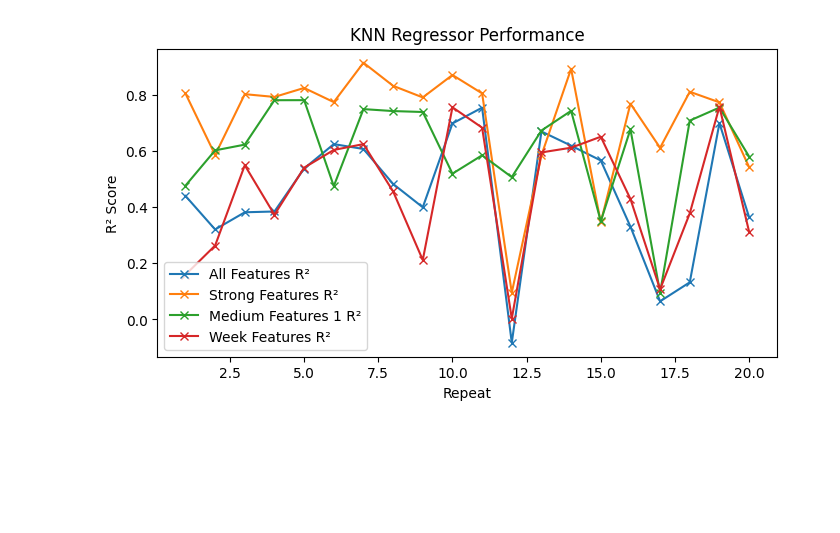
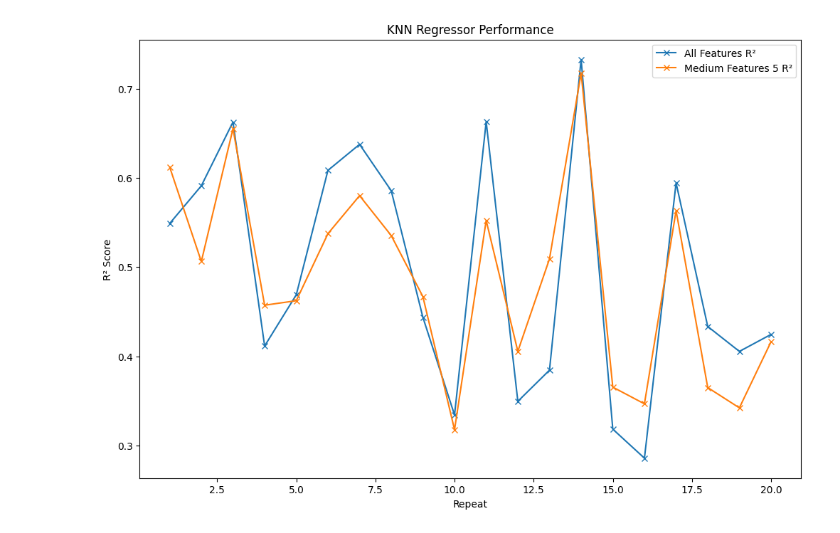
Before and after one commit to mehrnazeraeisi/Diabetes, a Jupyter notebook: Comparison_Chart_Diabetes_KnnRegression_Modification.ipynb, the cells around one changed output. Saved outputs shown, nothing was run; the diff lists cells and outputs as text; code cells hidden in the pictures; blank space fills up the shorter version.

```diff
--- a/Comparison_Chart_Diabetes_KnnRegression_Modification.ipynb
+++ b/Comparison_Chart_Diabetes_KnnRegression_Modification.ipynb
@@ -65,16 +50,13 @@ print(data_scores)  # Categorize features by R² score
 # %%
 # Categorizing features by R² score into multiple levels
 strong_features = data_scores[data_scores['R2_Score'] > 0.8]['Feature'].tolist()
-medium_features_1 = data_scores[(data_scores['R2_Score'] > 0.7) & (data_scores['R2_Score'] <= 0.8)]['Feature'].tolist()
-medium_features_2 = data_scores[(data_scores['R2_Score'] > 0.6) & (data_scores['R2_Score'] <= 0.7)]['Feature'].tolist()
-medium_features_3 = data_scores[(data_scores['R2_Score'] > 0.5) & (data_scores['R2_Score'] <= 0.6)]['Feature'].tolist()
-medium_features_4 = data_scores[(data_scores['R2_Score'] > 0.4) & (data_scores['R2_Score'] <= 0.5)]['Feature'].tolist()
-medium_features_5 = data_scores[(data_scores['R2_Score'] > 0.3) & (data_scores['R2_Score'] <= 0.4)]['Feature'].tolist()
-medium_features_6 = data_scores[(data_scores['R2_Score'] > 0.2) & (data_scores['R2_Score'] <= 0.3)]['Feature'].tolist()
+medium_features_1 = data_scores[(data_scores['R2_Score'] > 0.7)]['Feature'].tolist()
+medium_features_2 = data_scores[(data_scores['R2_Score'] > 0.6)]['Feature'].tolist()
+medium_features_3 = data_scores[(data_scores['R2_Score'] > 0.5)]['Feature'].tolist()
+medium_features_4 = data_scores[(data_scores['R2_Score'] > 0.4)]['Feature'].tolist()
+medium_features_5 = data_scores[(data_scores['R2_Score'] > 0.3)]['Feature'].tolist()
+medium_features_6 = data_scores[(data_scores['R2_Score'] > 0.2)]['Feature'].tolist()
 poor_features = data_scores[data_scores['R2_Score'] <= 0.2]['Feature'].tolist()
-
-
-week_features=data_scores[(data_scores['R2_Score'] > 0.6) ]['Feature'].tolist()
 # %%
 # Function to safely compute KNN R² score for feature group
 
@@ -89,10 +71,9 @@ def knn_score(X_data, y_data, selected_features):
 
 # Compute R² and accuracy scores for each group
 groups = [data_features, strong_features, medium_features_1, medium_features_2, medium_features_3,
-          medium_features_4, medium_features_5, medium_features_6, poor_features, week_features]
+          medium_features_4, medium_features_5, medium_features_6, poor_features]
 
 r2_scores = [knn_score(X_data, y_data, group) for group in groups]
-acc_scores = [knn_accuracy(X_data, y_data, group) for group in groups]
 # %%
 # Build summary DataFrame
 summary_df = pd.DataFrame({
@@ -216,7 +169,7 @@ import numpy as np
 import pandas as pd
 import seaborn as sns
 import matplotlib.pyplot as plt
-from sklearn.neighbors import KNeighborsRegressor, KNeighborsClassifier
+from sklearn.neighbors import KNeighborsRegressor
 from sklearn.datasets import load_wine
 from sklearn.metrics import r2_score, accuracy_score
 from sklearn.model_selection import train_test_split
@@ -240,17 +193,6 @@ def features_prioritization(X, y, features):
 
 
 
-#[3]
-# Function to compute KNN classification accuracy for feature group
-def knn_accuracy(X, y, selected_features):
-    if not selected_features:
-        return np.nan
-    model = KNeighborsClassifier()
-    X_subset = X[selected_features]
-    model.fit(X_subset, y)
-    y_pred = model.predict(X_subset)
-    return accuracy_score(y, y_pred)
-
 
 
 #[4]
@@ -267,19 +209,15 @@ data_scores = features_prioritization(X_data, y_data, data_features)
 print("🔎 Feature Group Performance Summary (Cancer dataset):")
 print(data_scores)  # Categorize features by R² score
 
-
-#[6]
 # Categorizing features by R² score into multiple levels
 strong_features = data_scores[data_scores['R2_Score'] > 0.8]['Feature'].tolist()
-medium_features_1 = data_scores[(data_scores['R2_Score'] > 0.7) & (data_scores['R2_Score'] <= 0.8)]['Feature'].tolist()
-medium_features_2 = data_scores[(data_scores['R2_Score'] > 0.6) & (data_scores['R2_Score'] <= 0.7)]['Feature'].tolist()
-medium_features_3 = data_scores[(data_scores['R2_Score'] > 0.5) & (data_scores['R2_Score'] <= 0.6)]['Feature'].tolist()
-medium_features_4 = data_scores[(data_scores['R2_Score'] > 0.4) & (data_scores['R2_Score'] <= 0.5)]['Feature'].tolist()
-medium_features_5 = data_scores[(data_scores['R2_Score'] > 0.3) & (data_scores['R2_Score'] <= 0.4)]['Feature'].tolist()
-medium_features_6 = data_scores[(data_scores['R2_Score'] > 0.2) & (data_scores['R2_Score'] <= 0.3)]['Feature'].tolist()
+medium_features_1 = data_scores[(data_scores['R2_Score'] > 0.7)]['Feature'].tolist()
+medium_features_2 = data_scores[(data_scores['R2_Score'] > 0.6)]['Feature'].tolist()
+medium_features_3 = data_scores[(data_scores['R2_Score'] > 0.5)]['Feature'].tolist()
+medium_features_4 = data_scores[(data_scores['R2_Score'] > 0.4)]['Feature'].tolist()
+medium_features_5 = data_scores[(data_scores['R2_Score'] > 0.3)]['Feature'].tolist()
+medium_features_6 = data_scores[(data_scores['R2_Score'] > 0.2)]['Feature'].tolist()
 poor_features = data_scores[data_scores['R2_Score'] <= 0.2]['Feature'].tolist()
-
-week_features=data_scores[(data_scores['R2_Score'] > 0.6) ]['Feature'].tolist()
 
 #[7]
 # Function to safely compute KNN R² score for feature group
@@ -300,51 +238,40 @@ def knn_score(X_data, y_data, selected_features):
 #[8]
 # Compute R² and accuracy scores for each group
 groups = [data_features, strong_features, medium_features_1, medium_features_2, medium_features_3,
-          medium_features_4, medium_features_5, medium_features_6, poor_features , week_features]
+          medium_features_4, medium_features_5, medium_features_6, poor_features]
 
 r2_scores = [knn_score(X_data, y_data, group) for group in groups]
-acc_scores = [knn_accuracy(X_data, y_data, group) for group in groups]
 
 
 [9]
 # Build summary DataFrame
 summary_df = pd.DataFrame({
-    'Feature_Group': ['All Features', 'Strong Features', 'Medium Features (0.7-0.8)', 'Medium Features (0.6-0.7)',
-                      'Medium Features (0.5-0.6)', 'Medium Features (0.4-0.5)', 'Medium Features (0.3-0.4)',
-                      'Medium Features (0.2-0.3)', 'Poor Features' , 'week features'],
+    'Feature_Group': ['All Features', 'Strong Features', 'Medium Features_1 (0.7-0.8)', 'Medium Features_2 (0.6-0.7)',
+                      'Medium Features_3 (0.5-0.6)', 'Medium Features_4 (0.4-0.5)', 'Medium Features_5 (0.3-0.4)',
+                      'Medium Features_6 (0.2-0.3)', 'Poor Features'],
     'R2_Score': r2_scores,
-    'Accuracy': acc_scores
 })
 
-print("\n📊 Grouped Feature Performance Summary (R² and Accuracy):")
+print("\n📊 Grouped Feature Performance Summary (R² ):")
 print(summary_df)
 
 
 
 
 
-def knn_evaluation(X_data, y_data, strong_features,medium_features_1, week_features, data_features, test_size, n_repeats):
+def knn_evaluation(X_data, y_data, medium_features_5, data_features, test_size, n_repeats):
     # Initialize lists to store the results
 
     r2_scores = {
         "all_features": [],
-        "strong_features": [],
-        "medium_features_1": [],
-        "week_features": []
+        "medium_features_5": [],
     }
-    accuracy_scores = {
-        "all_features": [],
-        "strong_features": [],
-        "medium_features_1": [],
-        "week_features": []
-    }
+
 
     # List of feature groups to evaluate
     feature_groups = {
         "all_features": data_features,
-        "strong_features": strong_features,
-        "medium_features_1": medium_features_1,
-        "week_features": week_features
+        "medium_features_5": medium_features_5,
     }
 
     # Repeat the process n_repeats times with different train-test splits
@@ -359,18 +286,13 @@ def knn_evaluation(X_data, y_data, strong_features,medium_features_1, week_featu
             y_pred_reg = knn_reg.predict(X_test[group_features])
             r2_scores[group_name].append(r2_score(y_test, y_pred_reg))
 
-            # KNN Classifier
-            knn_cls = KNeighborsClassifier(n_neighbors=5)
-            knn_cls.fit(X_train[group_features], y_train)
-            y_pred_cls = knn_cls.predict(X_test[group_features])
-            accuracy_scores[group_name].append(accuracy_score(y_test, y_pred_cls))
 
     # Plot results for R² and Accuracy
     x = np.arange(1, n_repeats + 1)
 
 
     # R² plot
-    plt.figure( figsize=(8, 4))
+    plt.figure( figsize=(12, 8))
     for group_name, r2_list in r2_scores.items():
         plt.plot(x, r2_list, label=f"{group_name.replace('_', ' ').title()} R²", marker='x')
     plt.xlabel('Repeat')
@@ -379,18 +301,10 @@ def knn_evaluation(X_data, y_data, strong_features,medium_features_1, week_featu
     plt.legend()
     plt.show()
 
-    # Accuracy plot
-    plt.figure( figsize=(8, 4))
-    for group_name, accuracy_list in accuracy_scores.items():
-        plt.plot(x, accuracy_list, label=f"{group_name.replace('_', ' ').title()} Accuracy", marker='o')
-    plt.xlabel('Repeat')
-    plt.ylabel('Accuracy')
-    plt.title('KNN Classifier Performance')
-    plt.legend()
-    plt.show()
+
 
 # Example usage (add this after you load and preprocess your data):
-knn_evaluation(X_data, y_data, strong_features, medium_features_1, week_features, data_features, test_size=0.10, n_repeats=20)
+knn_evaluation(X_data, y_data,  medium_features_5, data_features, test_size=0.19, n_repeats=20)
 # %% [output]
 🔎 Feature Group Performance Summary (Cancer dataset):
                          Feature  R2_Score
@@ -412 +326 @@ knn_evaluation(X_data, y_data, strong_features, medium_features_1, week_features
-[figure, old version]
+[figure, new version]
```
Also changed, not shown: parts of 11 cells of this notebook.
